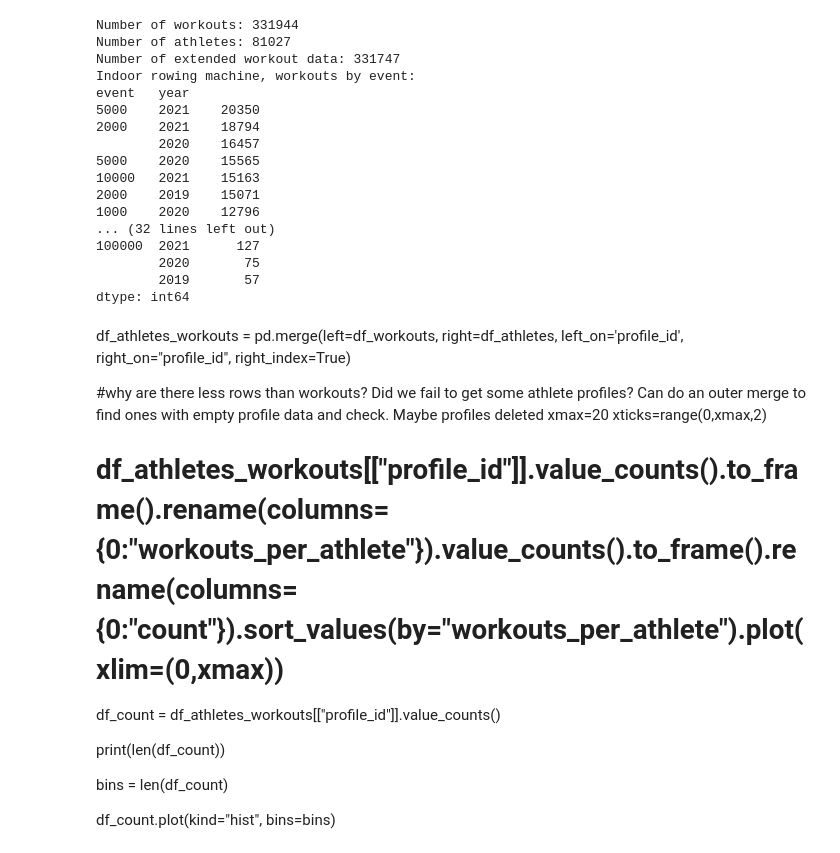
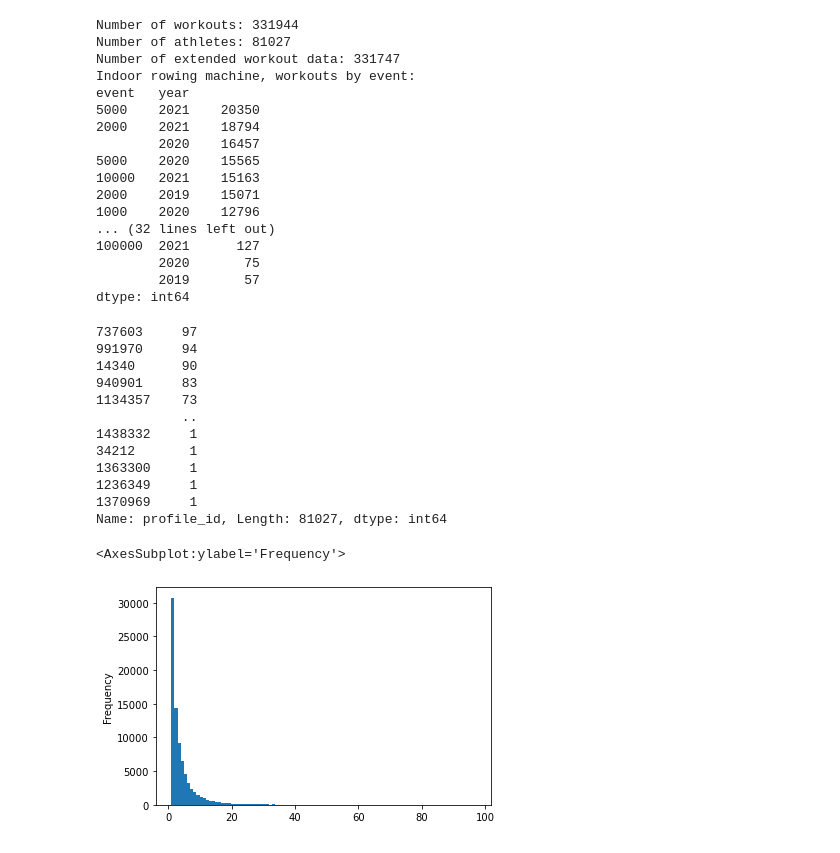
Before and after one commit to adhardy/Concept2-Logbook-Scraper, a Jupyter notebook: analysis.ipynb, the cells around one changed output. Drawn from its saved outputs; the diff is of its cells as text; code cells hidden in the pictures.

Commit message:
improved athlete workout count plot

```diff
--- a/analysis.ipynb
+++ b/analysis.ipynb
@@ -5,10 +5,10 @@ import C2Analysis
 # %%
-df_athletes = C2Analysis.load_C2scrape_data("output/C2Athletes.json")
+df_athletes = C2Analyse.load_C2scrape_data("output/C2Athletes.json")
 df_athletes.index.set_names("profile_id", inplace=True)
-df_extended = C2Analysis.load_C2scrape_data("output/C2Extended.json")
+df_extended = C2Analyse.load_C2scrape_data("output/C2Extended.json")
 df_extended.index.set_names("workout_id", inplace=True)
-df_extended = C2Analysis.load_C2scrape_data("output/C2Workouts.json")
-df_extended.index.set_names("workout_id", inplace=True)
+df_workouts = C2Analyse.load_C2scrape_data("output/C2Workouts.json")
+df_workouts.index.set_names("workout_id", inplace=True)
 # %%
 print(df_athletes)
 # %% [output]
@@ -99,20 +99,29 @@ event   year
         2020       75
         2019       57
 dtype: int64
-# %% [markdown]
-df_athletes_workouts = pd.merge(left=df_workouts, right=df_athletes, left_on='profile_id', right_on="profile_id", right_index=True)
-
-#why are there less rows than workouts? Did we fail to get some athlete profiles? Can do an outer merge to find ones with empty profile data and check. Maybe profiles deleted
-xmax=20
-xticks=range(0,xmax,2)
-
-# df_athletes_workouts[["profile_id"]].value_counts().to_frame().rename(columns={0:"workouts_per_athlete"}).value_counts().to_frame().rename(columns={0:"count"}).sort_values(by="workouts_per_athlete").plot(xlim=(0,xmax))
-
-
-df_count = df_athletes_workouts[["profile_id"]].value_counts()
-
-print(len(df_count))
-
-bins = len(df_count)
-
-df_count.plot(kind="hist", bins=bins)
+# %%
+df_athletes_workouts = pd.merge(left=df_workouts, right=df_athletes, left_on='profile_id', right_on="profile_id", right_index=True)
+
+#why are there less rows than workouts? Did we fail to get some athlete profiles? Can do an outer merge to find ones with empty profile data and check. Maybe profiles deleted xmax=20 xticks=range(0,xmax,2)
+
+df_count = df_athletes_workouts["profile_id"].value_counts()
+print(df_count)
+
+bins = df_count[0].max()
+
+df_count.plot(kind="hist", bins=bins)
+# %% [output]
+737603     97
+991970     94
+14340      90
+940901     83
+1134357    73
+           ..
+1438332     1
+34212       1
+1363300     1
+1236349     1
+1370969     1
+Name: profile_id, Length: 81027, dtype: int64
+<AxesSubplot:ylabel='Frequency'>
+[figure, added]
```
Also changed, not shown: parts of 3 cells of this notebook.
